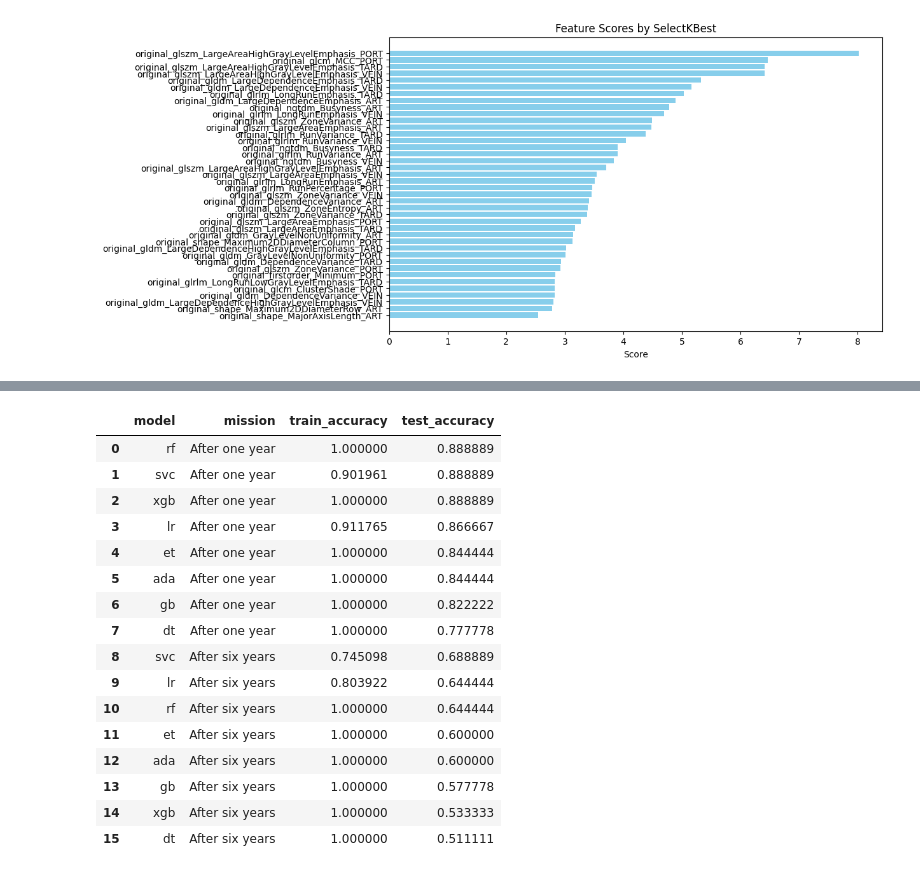
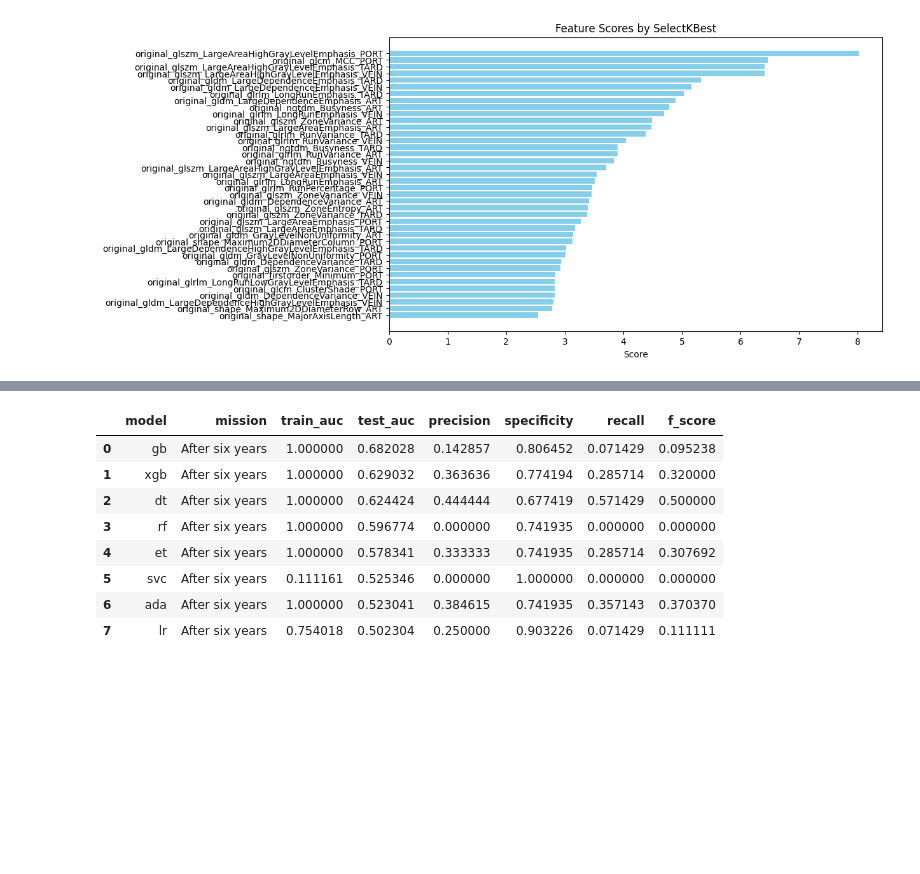
Before and after one commit to V1ncenttt/liver-cancer-survival-analysis, a Jupyter notebook: Classification_survival.ipynb, the cells around one changed output, grey strips where cells are left out. Saved outputs shown, nothing was run; the diff lists cells and outputs as text; code cells hidden in the pictures; blank space fills up the shorter version.

```diff
--- a/Classification_survival.ipynb
+++ b/Classification_survival.ipynb
@@ -357,22 +957,14 @@ test accuracy: 0.6
 ... (5 outputs left out)
 # %%
 # Results of our initial modelling
-pd.DataFrame(init_list).sort_values(by=['test_accuracy','mission'], ascending=False).reset_index(drop=True)
+pd.DataFrame(init_list).sort_values(by=['test_auc','mission'], ascending=False).reset_index(drop=True)
 # %% [output]
-|  | model | mission | train_accuracy | test_accuracy |
-| 0 | rf | After one year | 1.000000 | 0.888889 |
-| 1 | svc | After one year | 0.901961 | 0.888889 |
-| 2 | xgb | After one year | 1.000000 | 0.888889 |
-| 3 | lr | After one year | 0.911765 | 0.866667 |
-| 4 | et | After one year | 1.000000 | 0.844444 |
-| 5 | ada | After one year | 1.000000 | 0.844444 |
-| 6 | gb | After one year | 1.000000 | 0.822222 |
-| 7 | dt | After one year | 1.000000 | 0.777778 |
-| 8 | svc | After six years | 0.745098 | 0.688889 |
-| 9 | lr | After six years | 0.803922 | 0.644444 |
-| 10 | rf | After six years | 1.000000 | 0.644444 |
-| 11 | et | After six years | 1.000000 | 0.600000 |
-| 12 | ada | After six years | 1.000000 | 0.600000 |
-| 13 | gb | After six years | 1.000000 | 0.577778 |
-| 14 | xgb | After six years | 1.000000 | 0.533333 |
-| 15 | dt | After six years | 1.000000 | 0.511111 |
+|  | model | mission | train_auc | test_auc | precision | specificity | recall | f_score |
+| 0 | gb | After six years | 1.000000 | 0.682028 | 0.142857 | 0.806452 | 0.071429 | 0.095238 |
+| 1 | xgb | After six years | 1.000000 | 0.629032 | 0.363636 | 0.774194 | 0.285714 | 0.320000 |
+| 2 | dt | After six years | 1.000000 | 0.624424 | 0.444444 | 0.677419 | 0.571429 | 0.500000 |
+| 3 | rf | After six years | 1.000000 | 0.596774 | 0.000000 | 0.741935 | 0.000000 | 0.000000 |
+| 4 | et | After six years | 1.000000 | 0.578341 | 0.333333 | 0.741935 | 0.285714 | 0.307692 |
+| 5 | svc | After six years | 0.111161 | 0.525346 | 0.000000 | 1.000000 | 0.000000 | 0.000000 |
+| 6 | ada | After six years | 1.000000 | 0.523041 | 0.384615 | 0.741935 | 0.357143 | 0.370370 |
+| 7 | lr | After six years | 0.754018 | 0.502304 | 0.250000 | 0.903226 | 0.071429 | 0.111111 |
```
Also changed, not shown: parts of 93 cells of this notebook.
